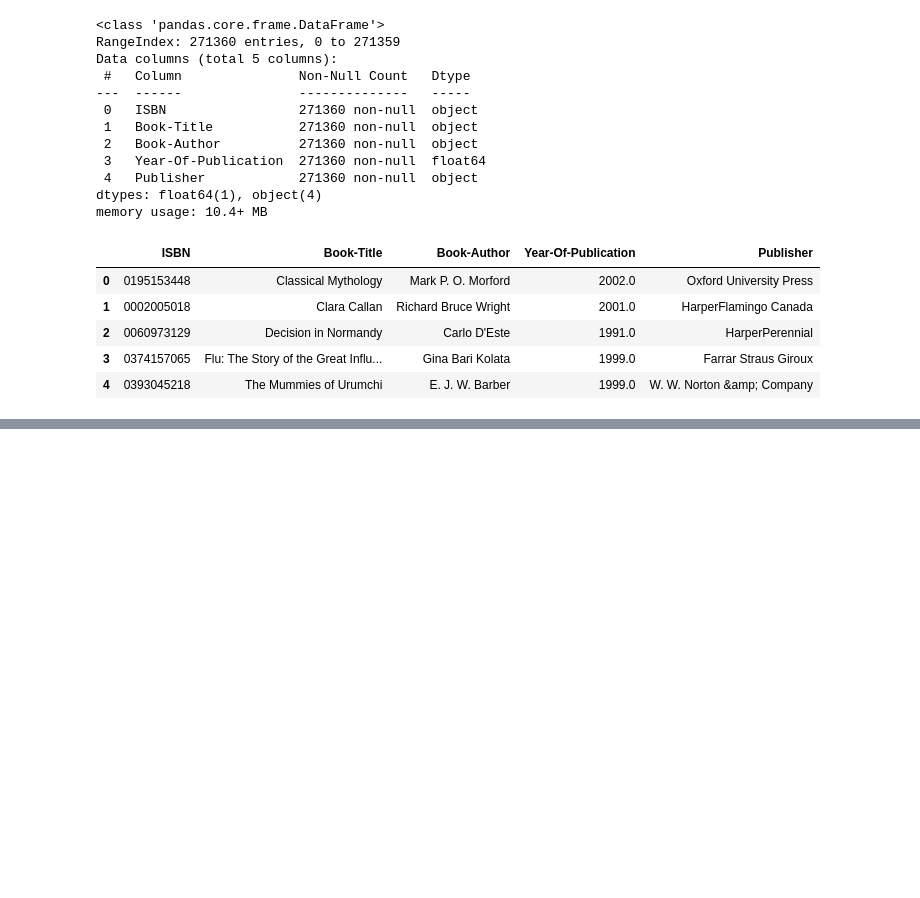
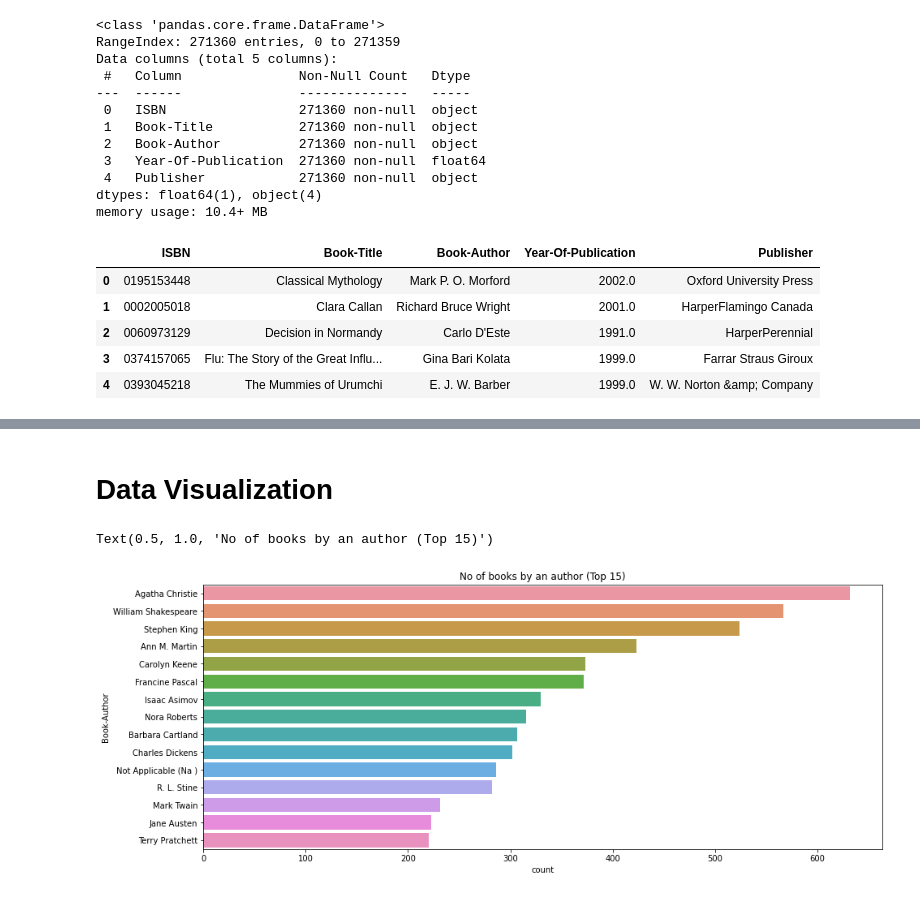
Before and after one commit to Aaryant31/Book-Recommendation-System, a Jupyter notebook: Rahul_Kumar_Soni_Book_Recommendation_System.ipynb, the cells around one changed output, grey strips where cells are left out. Cells and saved outputs as stored; diff of their text form; code cells hidden in the pictures; blank space fills up the shorter version.

```diff
--- a/Rahul_Kumar_Soni_Book_Recommendation_System.ipynb
+++ b/Rahul_Kumar_Soni_Book_Recommendation_System.ipynb
@@ -177,0 +327,9 @@ books_df.head()
+# %% [markdown]
+# Data Visualization
+# %%
+plt.figure(figsize=(15,6))
+sns.countplot(y="Book-Author", data=books_df,order=books_df['Book-Author'].value_counts().index[0:15])
+plt.title("No of books by an author (Top 15)")
+# %% [output]
+Text(0.5, 1.0, 'No of books by an author (Top 15)')
+[figure, added]
```
Also changed, not shown: parts of 104 cells of this notebook.
